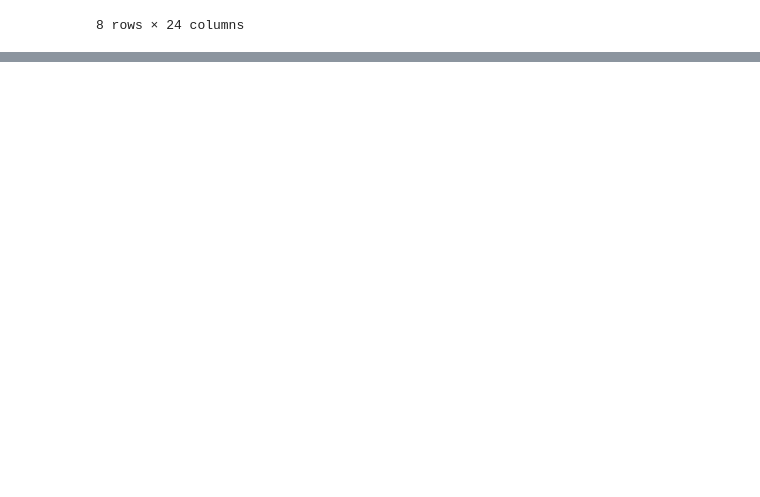
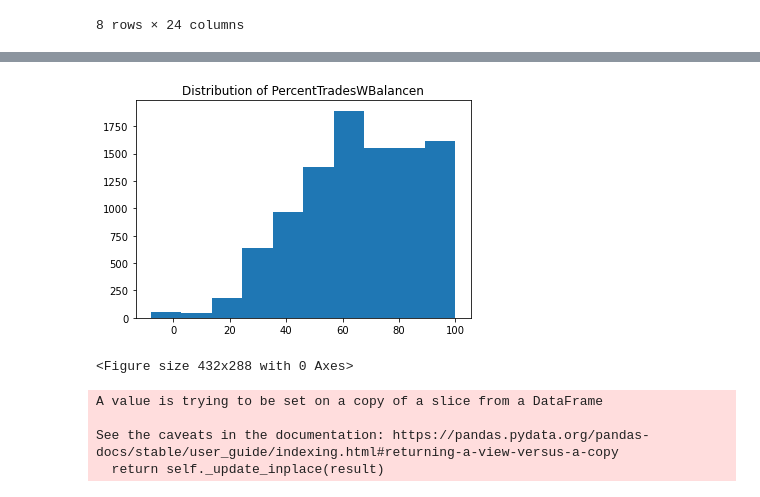
Before and after one commit to Git-With-Chris/RiskPredict, a Jupyter notebook: Resources/minimal_dataset_notebook.ipynb, the cells around one changed output, grey strips where cells are left out. Saved outputs shown, nothing was run; the diff lists cells and outputs as text; code cells hidden in the pictures; blank space fills up the shorter version.

```diff
--- a/Resources/minimal_dataset_notebook.ipynb
+++ b/Resources/minimal_dataset_notebook.ipynb
@@ -428,0 +370,20 @@ See the caveats in the documentation: https://pandas.pydata.org/pandas-docs/stab
+# %%
+ax = plt.subplot()
+plt.hist(df['PercentTradesWBalance'])
+plt.title("Distribution of PercentTradesWBalancen")
+plt.show()
+plt.clf()
+# %% [output]
+[figure, added]
+<Figure size 432x288 with 0 Axes>
+# %%
+
+med_install = np.median(df['PercentTradesWBalance'][df['PercentTradesWBalance'] > 0])
+
+df['PercentTradesWBalance'].replace(-8, med_install, inplace= True)
+df['PercentTradesWBalance'].replace(-7, med_install, inplace= True)
+# %% [output]
+A value is trying to be set on a copy of a slice from a DataFrame
+
+See the caveats in the documentation: https://pandas.pydata.org/pandas-docs/stable/user_guide/indexing.html#returning-a-view-versus-a-copy
+  return self._update_inplace(result)
```
Also changed, not shown: parts of 25 cells of this notebook.
